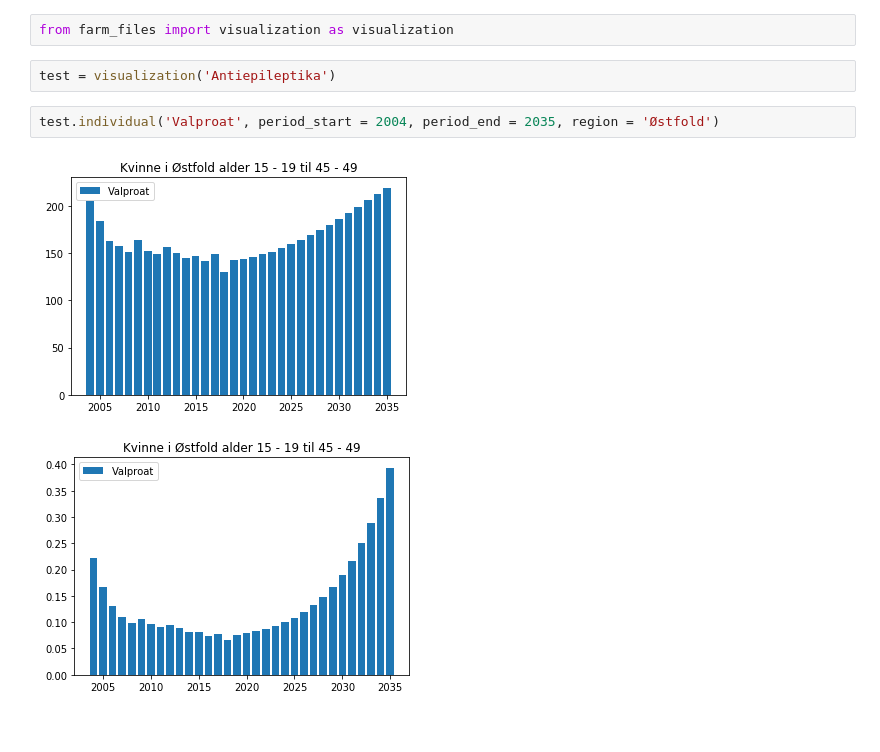
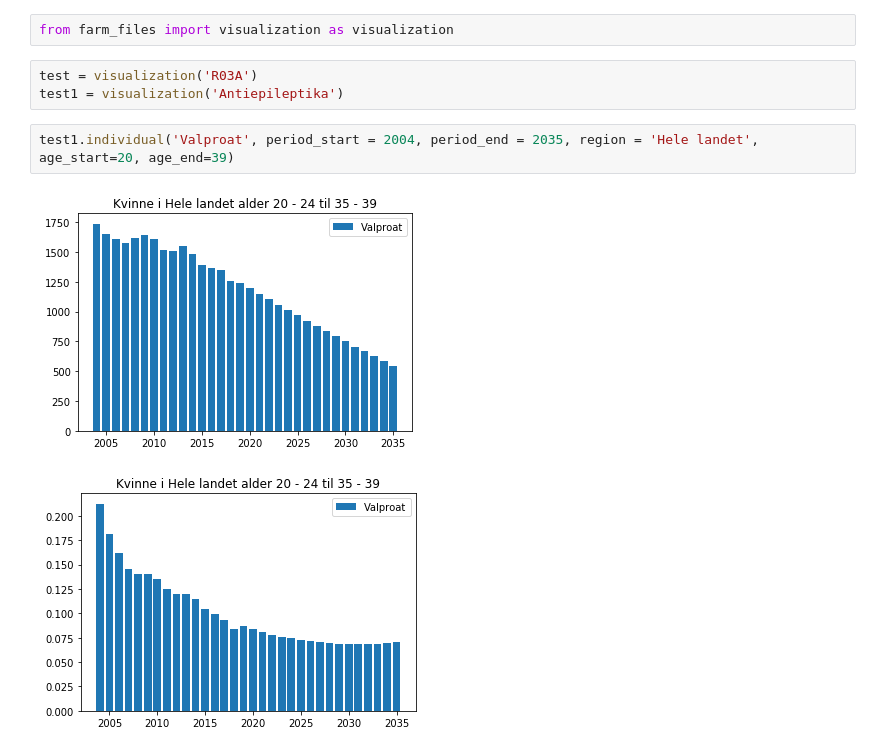
Before and after one commit to JonOttesen/summer_project, a Jupyter notebook: Untitled.ipynb, the cells around one changed output. Drawn from its saved outputs; the diff is of its cells as text.

```diff
--- a/Untitled.ipynb
+++ b/Untitled.ipynb
@@ -1,9 +1,10 @@
 # %%
 from farm_files import visualization as visualization
 # %%
-test = visualization('Antiepileptika')
+test = visualization('R03A')
+test1 = visualization('Antiepileptika')
 # %%
-test.individual('Valproat', period_start = 2004, period_end = 2035, region = 'Østfold')
+test1.individual('Valproat', period_start = 2004, period_end = 2035, region = 'Hele landet', age_start=20, age_end=39)
 # %% [output]
-[figure, old version]
+[figure, new version]
-[figure, old version]
+[figure, new version]
```
Also changed, not shown: parts of 3 cells of this notebook, 5 other files.
